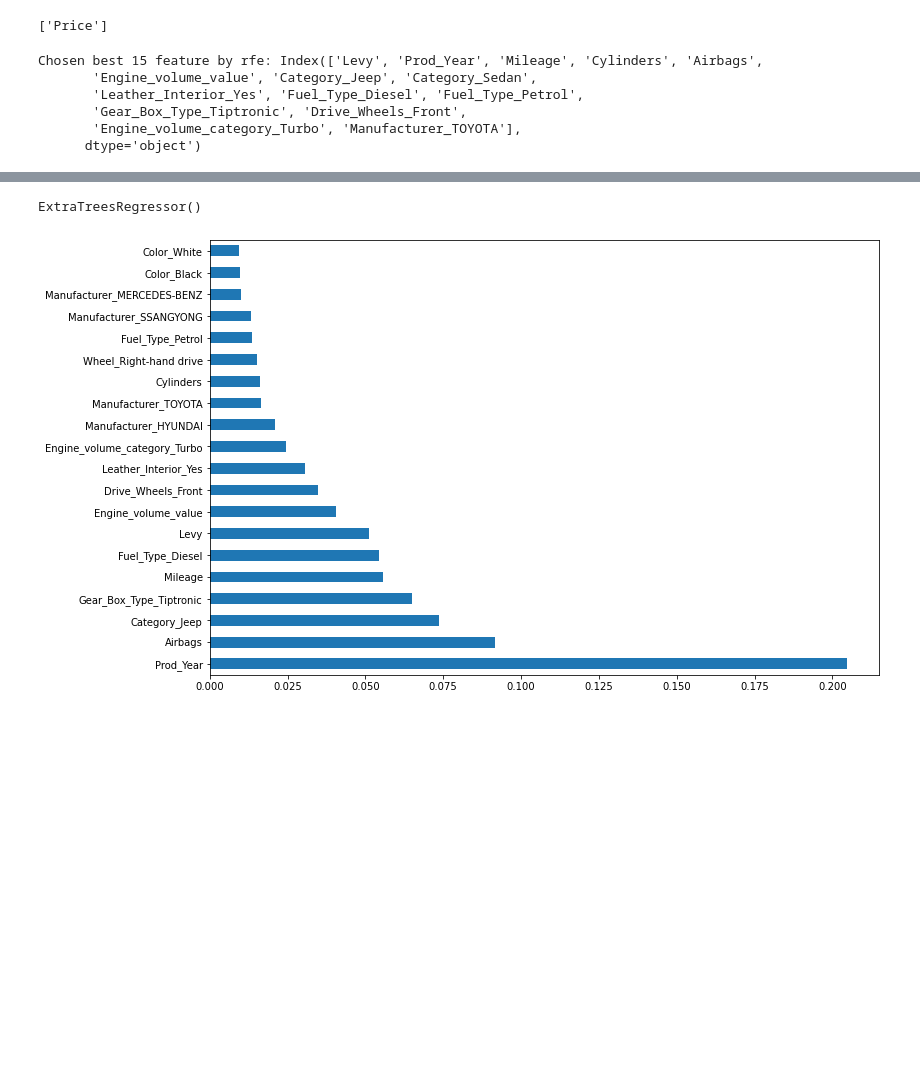
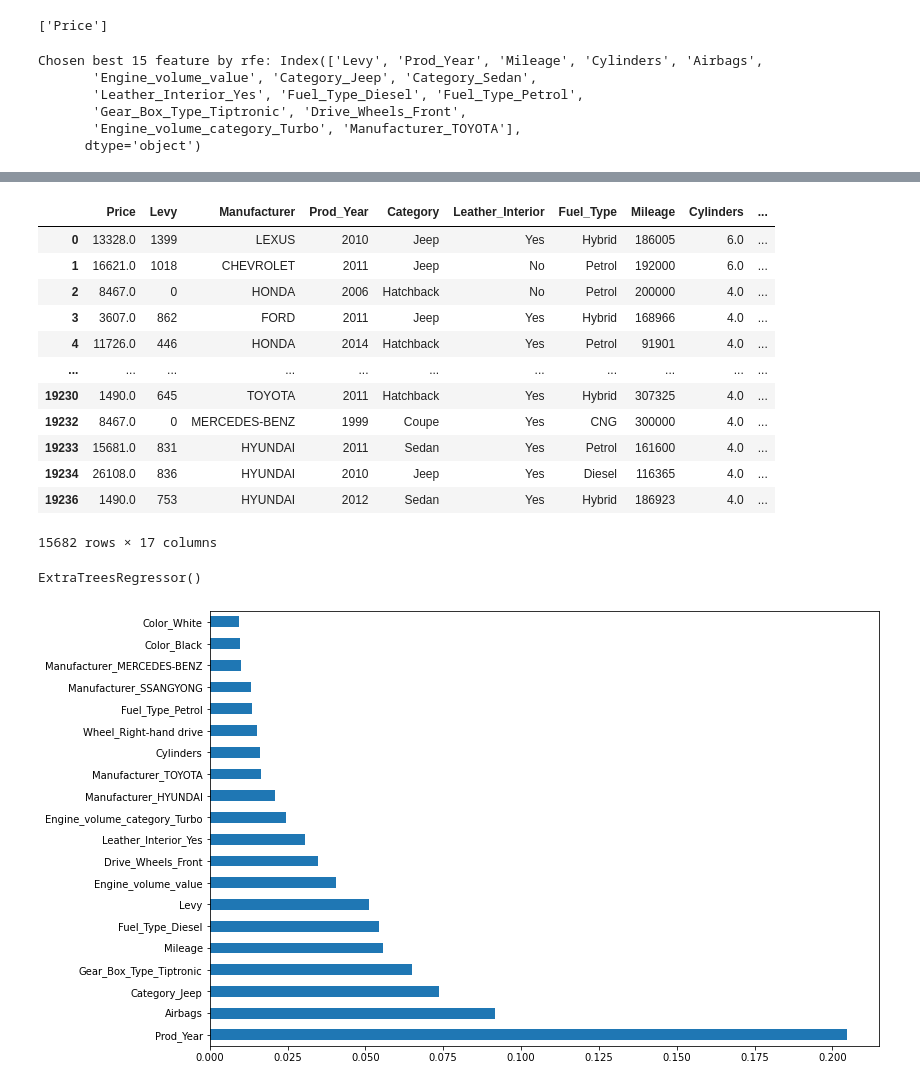
Before and after one commit to kashyapbarua/car-price-prediction, a Jupyter notebook: car-price-prediction.ipynb, the cells around one changed output, grey strips where cells are left out. Saved outputs shown, nothing was run; the diff lists cells and outputs as text; code cells hidden in the pictures; blank space fills up the shorter version.

```diff
--- a/car-price-prediction.ipynb
+++ b/car-price-prediction.ipynb
@@ -1189,3 +1187,19 @@ y = final_train.loc[:,['Price']]
+# %%
+train_cpy
+# %% [output]
+|  | Price | Levy | Manufacturer | Prod_Year | Category | Leather_Interior | Fuel_Type | Mileage | Cylinders | ... |
+| 0 | 13328.0 | 1399 | LEXUS | 2010 | Jeep | Yes | Hybrid | 186005 | 6.0 | ... |
+| 1 | 16621.0 | 1018 | CHEVROLET | 2011 | Jeep | No | Petrol | 192000 | 6.0 | ... |
+| 2 | 8467.0 | 0 | HONDA | 2006 | Hatchback | No | Petrol | 200000 | 4.0 | ... |
+| 3 | 3607.0 | 862 | FORD | 2011 | Jeep | Yes | Hybrid | 168966 | 4.0 | ... |
+| 4 | 11726.0 | 446 | HONDA | 2014 | Hatchback | Yes | Petrol | 91901 | 4.0 | ... |
+| ... | ... | ... | ... | ... | ... | ... | ... | ... | ... | ... |
+| 19230 | 1490.0 | 645 | TOYOTA | 2011 | Hatchback | Yes | Hybrid | 307325 | 4.0 | ... |
+| 19232 | 8467.0 | 0 | MERCEDES-BENZ | 1999 | Coupe | Yes | CNG | 300000 | 4.0 | ... |
+| 19233 | 15681.0 | 831 | HYUNDAI | 2011 | Sedan | Yes | Petrol | 161600 | 4.0 | ... |
+| 19234 | 26108.0 | 836 | HYUNDAI | 2010 | Jeep | Yes | Diesel | 116365 | 4.0 | ... |
+| 19236 | 1490.0 | 753 | HYUNDAI | 2012 | Sedan | Yes | Hybrid | 186923 | 4.0 | ... |
+15682 rows × 17 columns
 # %%
 # Method 2
 
```
Also changed, not shown: parts of 1 cell of this notebook.
